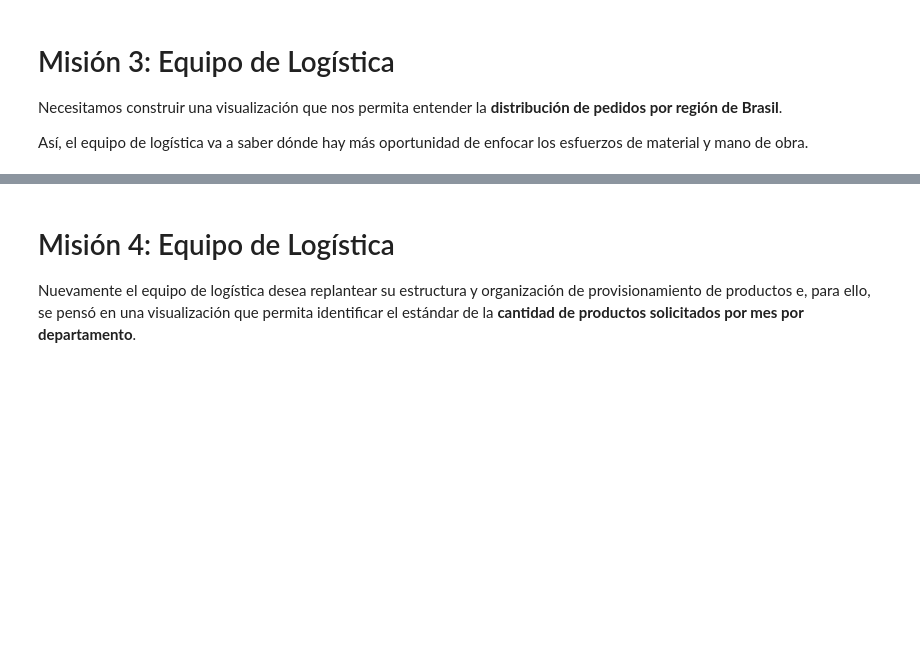
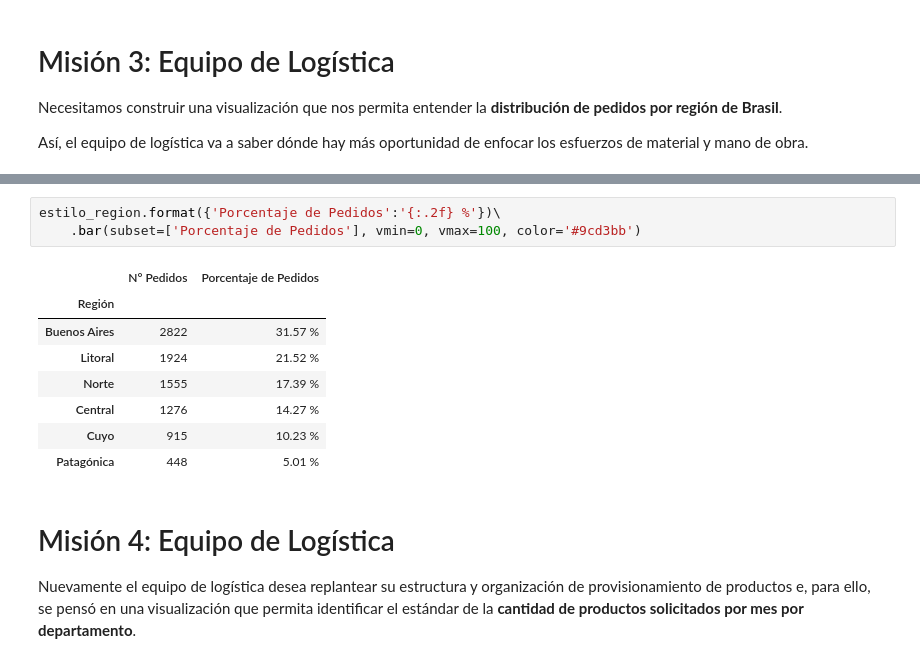
Before and after one commit to LordAguaKate/Pandas, a Jupyter notebook: Estilizacion_de_tablas.ipynb, the cells around one changed output, grey strips where cells are left out. Saved outputs shown, nothing was run; the diff lists cells and outputs as text; blank space fills up the shorter version.

```diff
--- a/Estilizacion_de_tablas.ipynb
+++ b/Estilizacion_de_tablas.ipynb
@@ -357,3 +425,15 @@ Así, el equipo de logística va a saber dónde hay más oportunidad de enfocar
+# %%
+estilo_region.format({'Porcentaje de Pedidos':'{:.2f} %'})\
+    .bar(subset=['Porcentaje de Pedidos'], vmin=0, vmax=100, color='#9cd3bb')
+# %% [output]
+|  | N° Pedidos | Porcentaje de Pedidos |
+| Región |  |  |
+| Buenos Aires | 2822 | 31.57 % |
+| Litoral | 1924 | 21.52 % |
+| Norte | 1555 | 17.39 % |
+| Central | 1276 | 14.27 % |
+| Cuyo | 915 | 10.23 % |
+| Patagónica | 448 | 5.01 % |
 # %% [markdown]
 # Misión 4: Equipo de Logística
 
```
Also changed, not shown: parts of 6 cells of this notebook.
